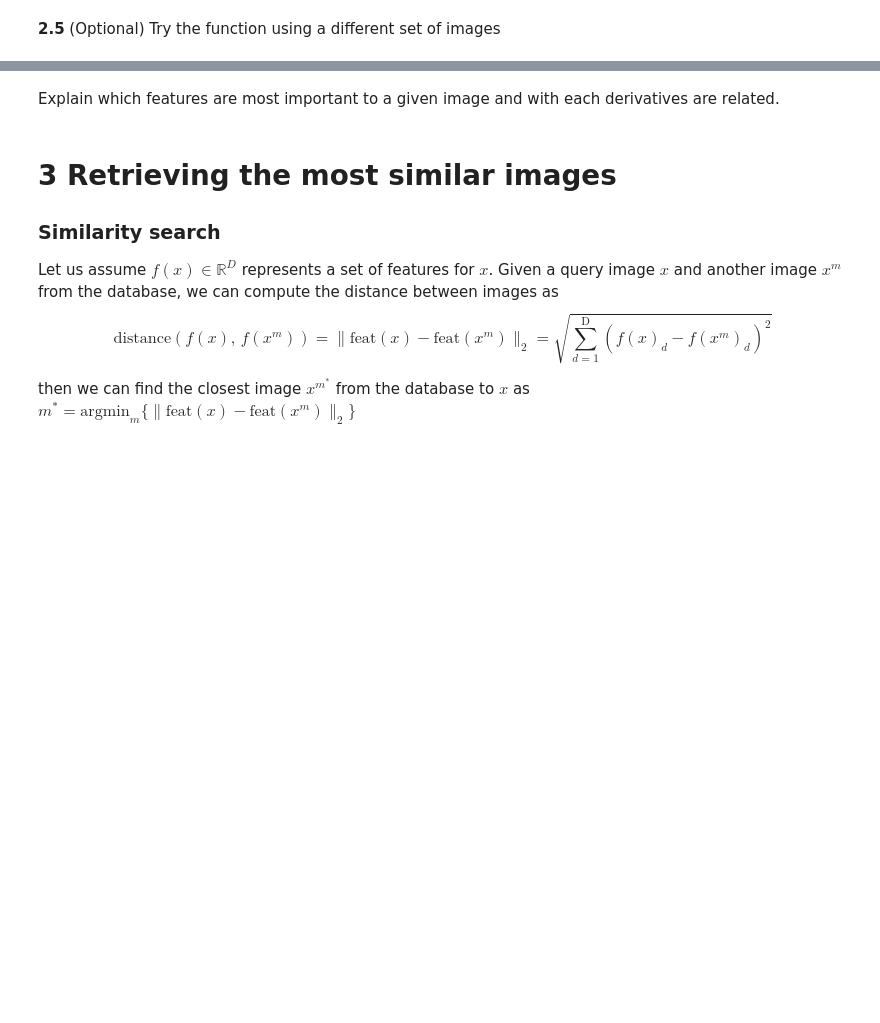
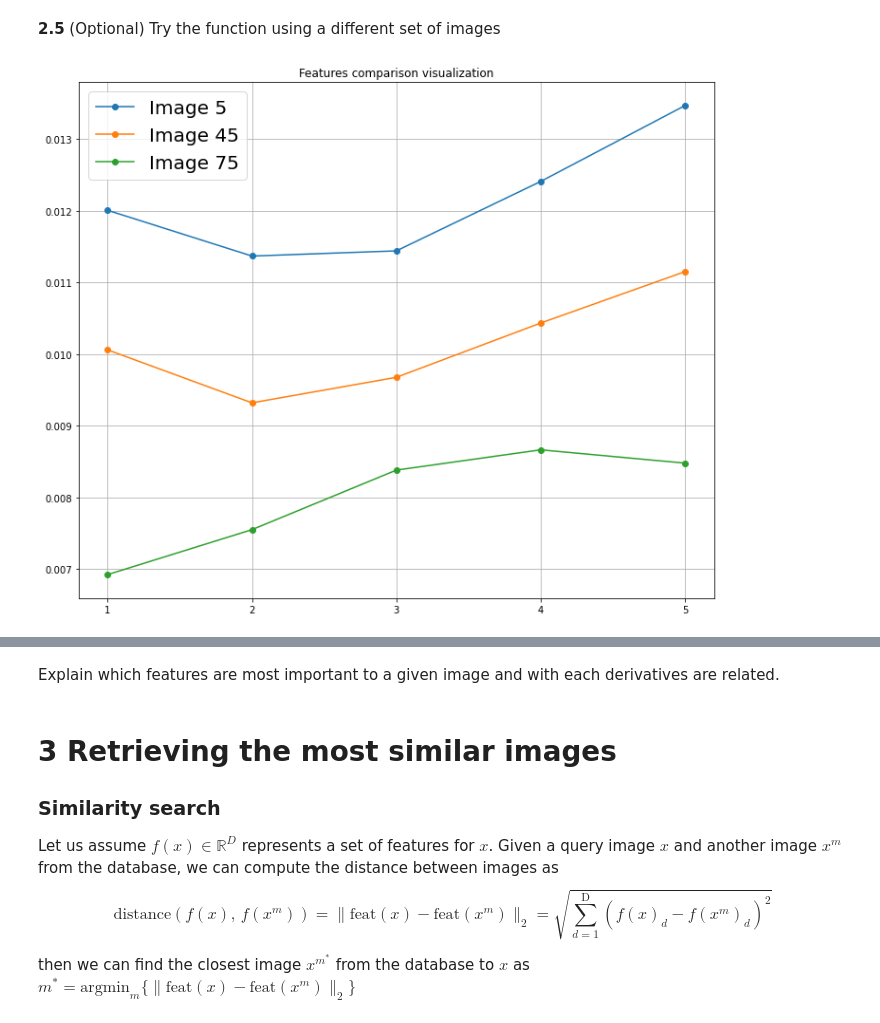
Before and after one commit to mates-info/artificial-vision, a Jupyter notebook: p5/P5_AntonioTigri_AndreuVall/P5-Part1.ipynb, the cells around one changed output, grey strips where cells are left out. Saved outputs shown, nothing was run; the diff lists cells and outputs as text; code cells hidden in the pictures; blank space fills up the shorter version.

```diff
--- a/p5/P5_AntonioTigri_AndreuVall/P5-Part1.ipynb
+++ b/p5/P5_AntonioTigri_AndreuVall/P5-Part1.ipynb
@@ -274,0 +362,4 @@ IndexError: too many indices for array: array is 2-dimensional, but 3 were index
+# %%
+features([5, 45, 75], feature_vectors)
+# %% [output]
+[figure, added]
```
Also changed, not shown: parts of 27 cells of this notebook.
